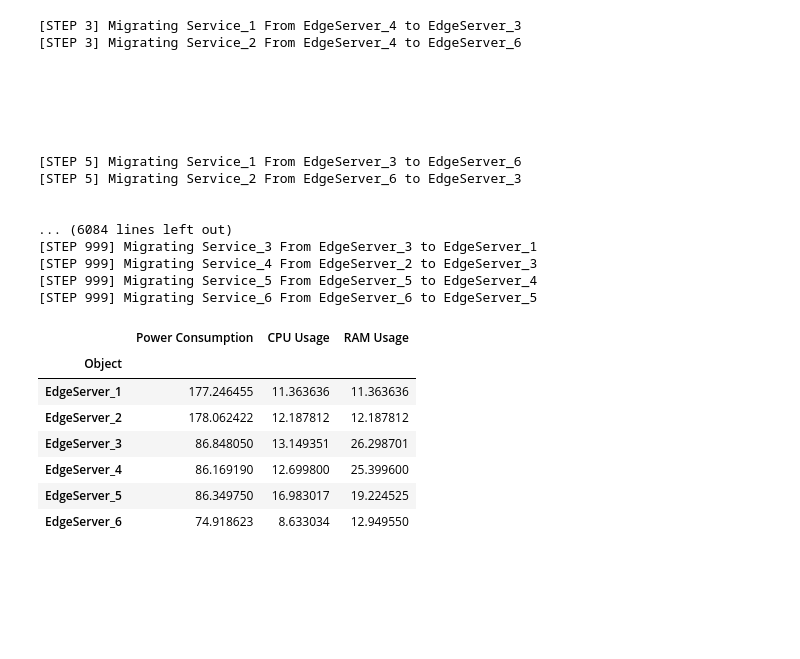
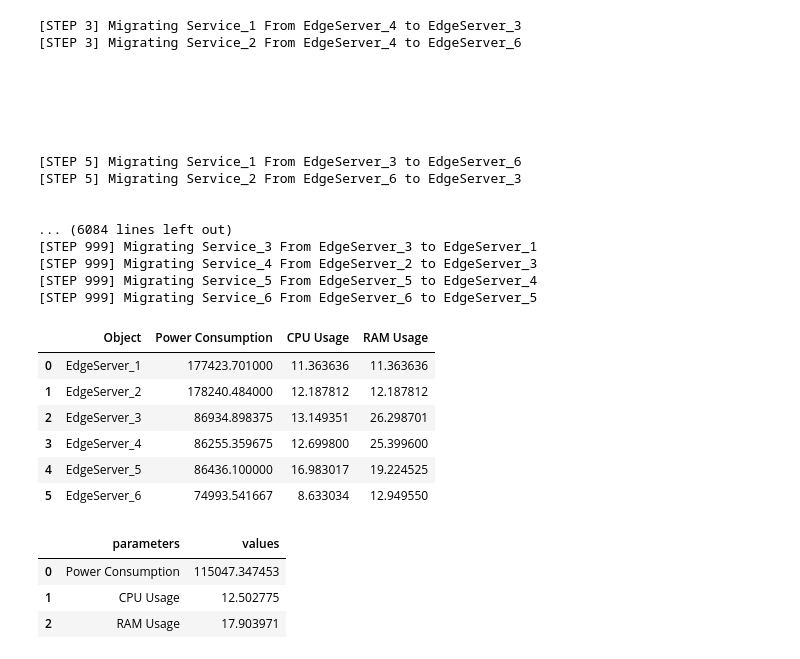
Before and after one commit to mascalmeida/edgeexperiments, a Jupyter notebook: probabilisticactor.ipynb, the cells around one changed output. Drawn from its saved outputs; the diff is of its cells as text; code cells hidden in the pictures; blank space fills up the shorter version.

```diff
--- a/probabilisticactor.ipynb
+++ b/probabilisticactor.ipynb
@@ -165,22 +165,30 @@ Deprecated in NumPy 1.20; for more details and guidance: https://numpy.org/devdo
 # %%
 # Results
 ## Retrieving logs dataframe for plot
 logs_containerregistry = pd.DataFrame(simulator.agent_metrics["ContainerRegistry"])
 logs_edgeserver = pd.DataFrame(simulator.agent_metrics["EdgeServer"])
+logs_edgeserver['CPU Usage'] = (logs_edgeserver['CPU Demand']*100)/logs_edgeserver['CPU']
+logs_edgeserver['RAM Usage'] = (logs_edgeserver['RAM Demand']*100)/logs_edgeserver['RAM']
 logs_networkflow = pd.DataFrame(simulator.agent_metrics["NetworkFlow"])
 logs_networkswitch = pd.DataFrame(simulator.agent_metrics["NetworkSwitch"])
 logs_service = pd.DataFrame(simulator.agent_metrics["Service"])
 logs_user = pd.DataFrame(simulator.agent_metrics["User"])
+
+dt_edge = pd.concat([
+    logs_edgeserver[['Object', 'Power Consumption']].groupby(by=['Object']).sum().reset_index(),
+    logs_edgeserver[['Object', 'CPU Usage', 'RAM Usage']].groupby(by=['Object']).mean().reset_index(drop=True)
+    ], axis=1)
+dt_edge_final = pd.DataFrame(dt_edge.mean()).reset_index().rename(columns={'index':'parameters', 0:'values'})
+display(dt_edge, dt_edge_final)
+# %% [output]
+|  | Object | Power Consumption | CPU Usage | RAM Usage |
+| 0 | EdgeServer_1 | 177423.701000 | 11.363636 | 11.363636 |
+| 1 | EdgeServer_2 | 178240.484000 | 12.187812 | 12.187812 |
+| 2 | EdgeServer_3 | 86934.898375 | 13.149351 | 26.298701 |
+| 3 | EdgeServer_4 | 86255.359675 | 12.699800 | 25.399600 |
+| 4 | EdgeServer_5 | 86436.100000 | 16.983017 | 19.224525 |
+| 5 | EdgeServer_6 | 74993.541667 | 8.633034 | 12.949550 |
+|  | parameters | values |
+| 0 | Power Consumption | 115047.347453 |
+| 1 | CPU Usage | 12.502775 |
+| 2 | RAM Usage | 17.903971 |
-# %%
-logs_edgeserver['CPU Usage'] = (logs_edgeserver['CPU Demand']*100)/logs_edgeserver['CPU']
-logs_edgeserver['RAM Usage'] = (logs_edgeserver['RAM Demand']*100)/logs_edgeserver['RAM']
-logs_edgeserver[['Object', 'Power Consumption', 'CPU Usage', 'RAM Usage']].groupby(by=['Object']).mean()
-# %% [output]
-|  | Power Consumption | CPU Usage | RAM Usage |
-| Object |  |  |  |
-| EdgeServer_1 | 177.246455 | 11.363636 | 11.363636 |
-| EdgeServer_2 | 178.062422 | 12.187812 | 12.187812 |
-| EdgeServer_3 | 86.848050 | 13.149351 | 26.298701 |
-| EdgeServer_4 | 86.169190 | 12.699800 | 25.399600 |
-| EdgeServer_5 | 86.349750 | 16.983017 | 19.224525 |
-| EdgeServer_6 | 74.918623 | 8.633034 | 12.949550 |
```
Also changed, not shown: 9 other files.
